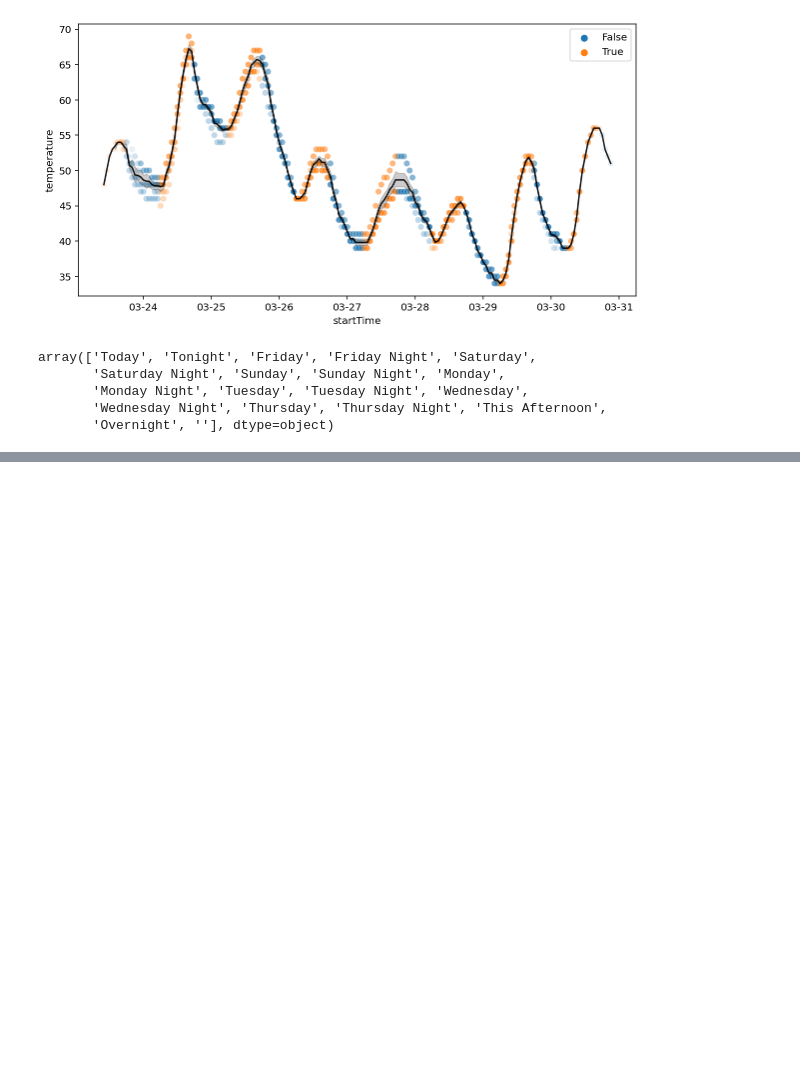
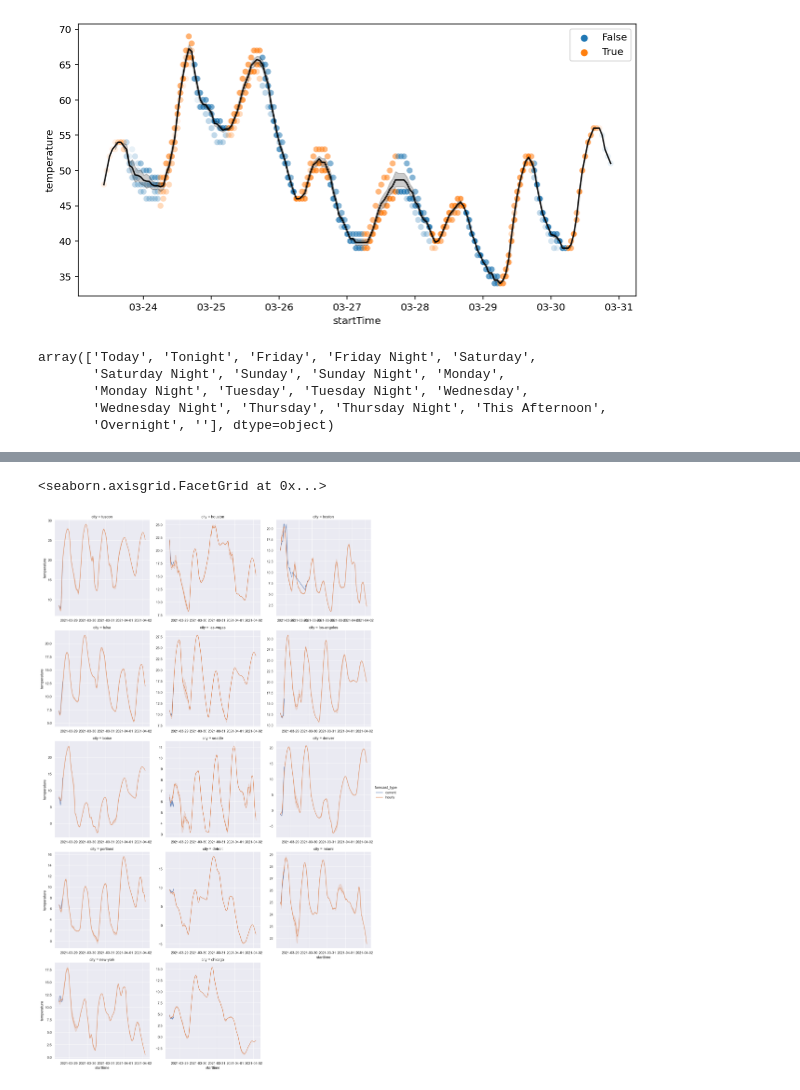
Before and after one commit to jhrcook/weather-forecast-analysis, a Jupyter notebook: data-analysis.ipynb, the cells around one changed output, grey strips where cells are left out. Drawn from its saved outputs; the diff is of its cells as text; code cells hidden in the pictures; blank space fills up the shorter version.

Commit message:
feat: prepare ClimaCell records as a DataFrame

```diff
--- a/data-analysis.ipynb
+++ b/data-analysis.ipynb
@@ -1,13 +1,17 @@
 # %%
-from datetime import datetime
+from datetime import datetime, timedelta
 from pathlib import Path
 
+import janitor
 import matplotlib.pyplot as plt
 import pandas as pd
+import plotnine as gg
 import seaborn as sns
 
 %matplotlib inline
-%config InlineBackend.figure_format = 'retina'
+%config InlineBackend.figure_format = "retina"
+
+sns.set(rc={"figure.figsize": (10, 6)})
 # %%
 data_dir = Path("data", "dataframes")
 nws_df_path = data_dir / "national-weather-service.pkl"
@@ -68,0 +75,6 @@ array(['Today', 'Tonight', 'Friday', 'Friday Night', 'Saturday',
+# %%
+data_dir = Path("data", "dataframes")
+cc_df_path = data_dir / "climacell.pkl"
+
+cc_df = pd.read_pickle(cc_df_path).clean_names()
+cc_df.head()
@@ -68,0 +88,24 @@ array(['Today', 'Tonight', 'Friday', 'Friday Night', 'Saturday',
+# %%
+def hour_rounder(t):
+    # Rounds to nearest hour by adding a timedelta hour if minute >= 30
+    return t.replace(second=0, microsecond=0, minute=0, hour=t.hour) + timedelta(
+        hours=t.minute // 30
+    )
+
+
+sns.relplot(
+    x="starttime",
+    y="temperature",
+    data=cc_df[cc_df.forecast_type != "daily"].assign(
+        starttime=lambda d: [hour_rounder(t) for t in d.starttime]
+    ),
+    hue="forecast_type",
+    alpha=0.85,
+    col="city",
+    col_wrap=3,
+    kind="line",
+    facet_kws={"sharex": False, "sharey": False},
+)
+# %% [output]
+<seaborn.axisgrid.FacetGrid at 0x...>
+[figure, added]
```
Also changed, not shown: parts of 4 cells of this notebook, 3 other files.
